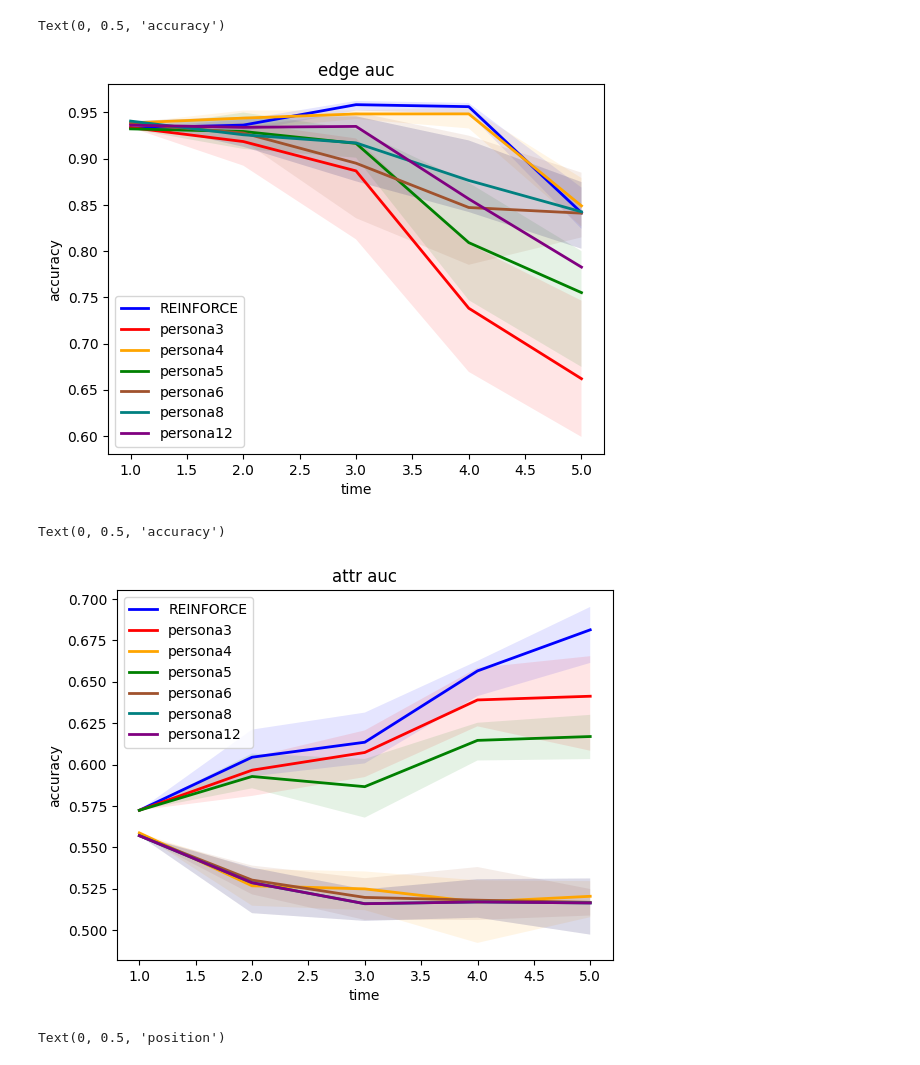
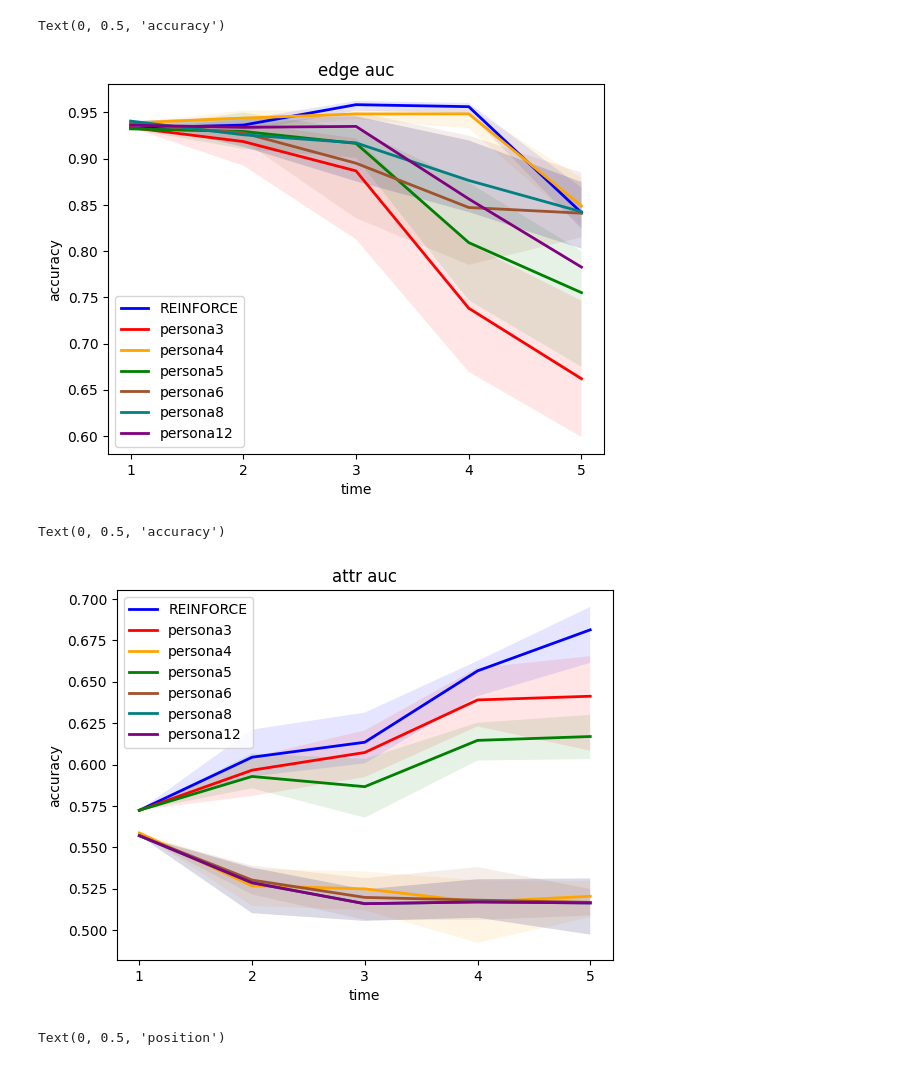
Before and after one commit to hiroemon-m/COMA, a Jupyter notebook: visualize/data/visualize.ipynb, the cells around one changed output. Saved outputs shown, nothing was run; the diff lists cells and outputs as text; code cells hidden in the pictures.

Commit message:
visualize for 卒論

```diff
--- a/visualize/data/visualize.ipynb
+++ b/visualize/data/visualize.ipynb
@@ -66,40 +128,43 @@ ax.fill_between(t, edge_min[5], edge_max[5], facecolor='purple', alpha=0.1)
 ax.set_title(r'edge auc')
 ax.legend(loc='lower left')
 ax.set_xlabel('time')
+ax.set_xticks([1,2,3,4,5])
 ax.set_ylabel('accuracy')
 # %% [output]
 Text(0, 0.5, 'accuracy')
-[figure, old version]
+[figure, new version]
 # %%
 fig, ax = plt.subplots(1)
 t = [1,2,3,4,5]
 ax.plot(t, attr_mean[0], lw=2, label='REINFORCE', color='blue')
 ax.plot(t, attr_mean[1], lw=2, label='persona3', color='red')
 ax.plot(t, attr_mean[2], lw=2, label='persona4', color='orange')
 ax.plot(t, attr_mean[3], lw=2, label='persona5', color='green')
 ax.plot(t, attr_mean[4], lw=2, label='persona6', color='sienna')
 ax.plot(t, attr_mean[5], lw=2, label='persona8', color='teal')
 ax.plot(t, attr_mean[5], lw=2, label='persona12', color='purple')
 
 
 
 
 ax.fill_between(t, attr_min[0], attr_max[0], facecolor='blue', alpha=0.1)
 ax.fill_between(t, attr_min[1], attr_max[1], facecolor='red', alpha=0.1)
 ax.fill_between(t, attr_min[2], attr_max[2], facecolor='orange', alpha=0.1)
 ax.fill_between(t, attr_min[3], attr_max[3], facecolor='green', alpha=0.1)
 ax.fill_between(t, attr_min[4], attr_max[4], facecolor='sienna', alpha=0.1)
 ax.fill_between(t, attr_min[5], attr_max[5], facecolor='teal', alpha=0.1)
 ax.fill_between(t, attr_min[5], attr_max[5], facecolor='purple', alpha=0.1)
 
 
 ax.set_title(r'attr auc')
 ax.legend(loc='upper left')
 ax.set_xlabel('time')
+ax.set_xticks([1,2,3,4,5])
+
 ax.set_ylabel('accuracy')
 # %% [output]
 Text(0, 0.5, 'accuracy')
-[figure, old version]
+[figure, new version]
 # %%
 fig, ax = plt.subplots(1)
 t = [1,2,3,4,5]
```
Also changed, not shown: parts of 2 cells of this notebook, 4 other files.
